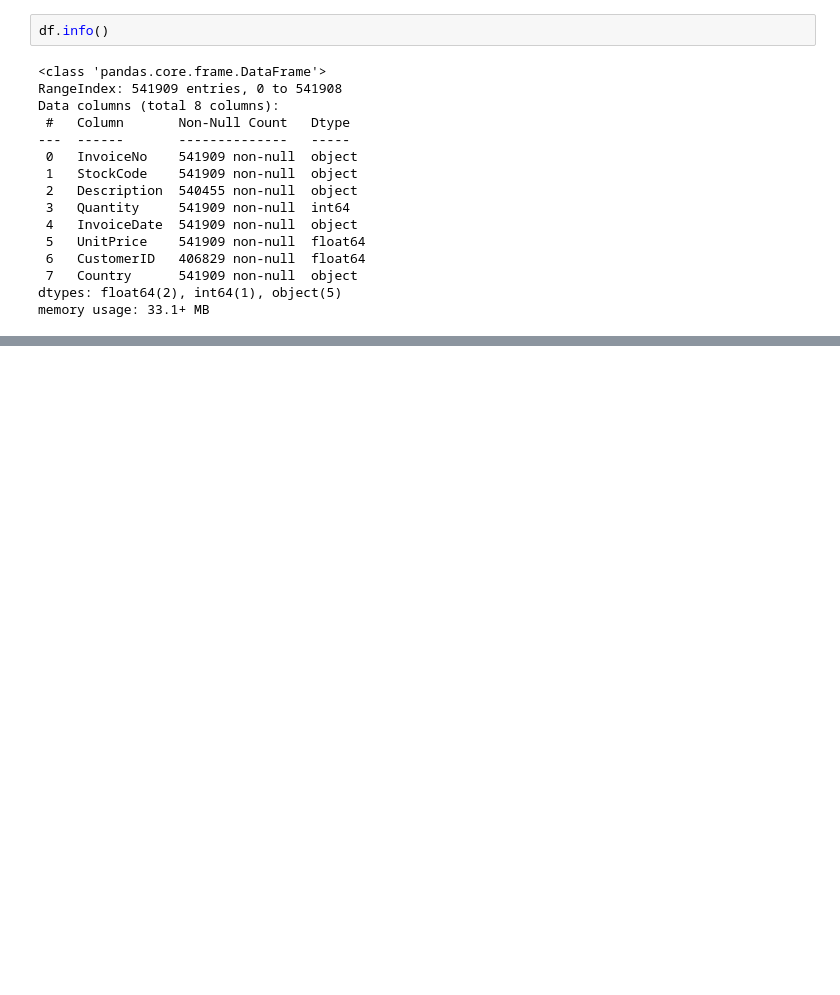
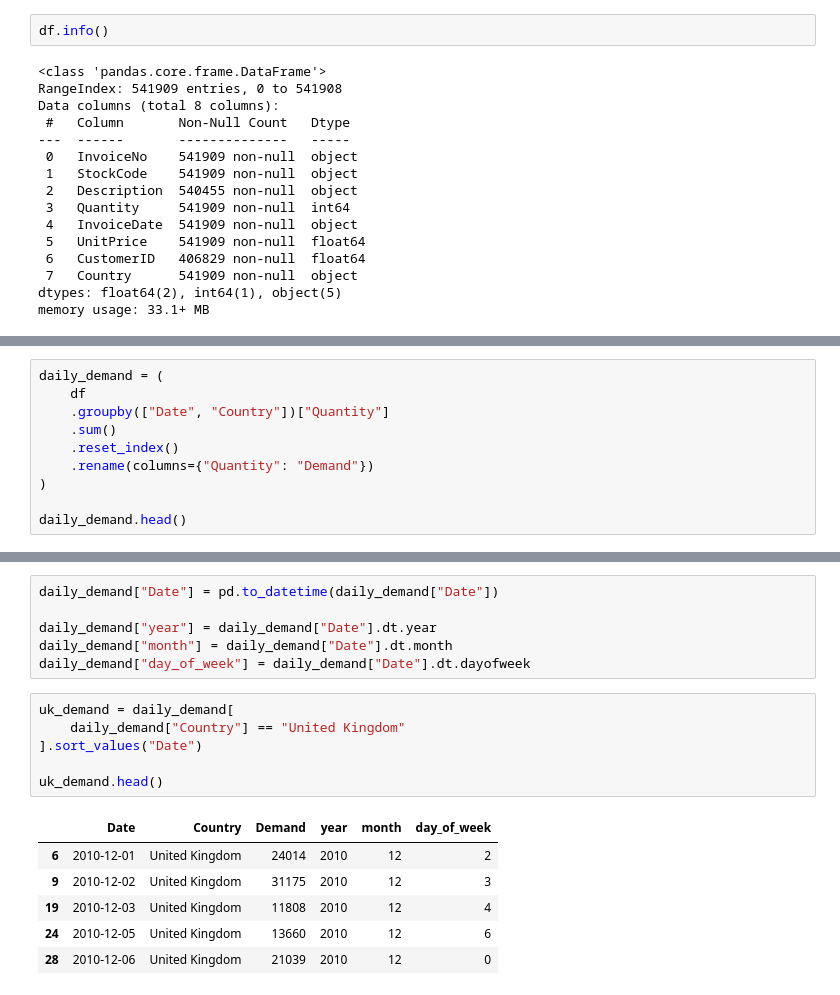
Before and after one commit to tanonue/AI-Driven-Inventory-Optimization-System-Using-Retail-and-Global-Logistics-Data, a Jupyter notebook: notebooks/01_data_exploration.ipynb, the cells around one changed output, grey strips where cells are left out. Saved outputs shown, nothing was run; the diff lists cells and outputs as text; blank space fills up the shorter version.

```diff
--- a/notebooks/01_data_exploration.ipynb
+++ b/notebooks/01_data_exploration.ipynb
@@ -36,0 +76,10 @@ memory usage: 33.1+ MB
+# %%
+daily_demand = (
+    df
+    .groupby(["Date", "Country"])["Quantity"]
+    .sum()
+    .reset_index()
+    .rename(columns={"Quantity": "Demand"})
+)
+
+daily_demand.head()
@@ -36,0 +93,19 @@ memory usage: 33.1+ MB
+# %%
+daily_demand["Date"] = pd.to_datetime(daily_demand["Date"])
+
+daily_demand["year"] = daily_demand["Date"].dt.year
+daily_demand["month"] = daily_demand["Date"].dt.month
+daily_demand["day_of_week"] = daily_demand["Date"].dt.dayofweek
+# %%
+uk_demand = daily_demand[
+    daily_demand["Country"] == "United Kingdom"
+].sort_values("Date")
+
+uk_demand.head()
+# %% [output]
+|  | Date | Country | Demand | year | month | day_of_week |
+| 6 | 2010-12-01 | United Kingdom | 24014 | 2010 | 12 | 2 |
+| 9 | 2010-12-02 | United Kingdom | 31175 | 2010 | 12 | 3 |
+| 19 | 2010-12-03 | United Kingdom | 11808 | 2010 | 12 | 4 |
+| 24 | 2010-12-05 | United Kingdom | 13660 | 2010 | 12 | 6 |
+| 28 | 2010-12-06 | United Kingdom | 21039 | 2010 | 12 | 0 |
```
Also changed, not shown: parts of 10 cells of this notebook.
